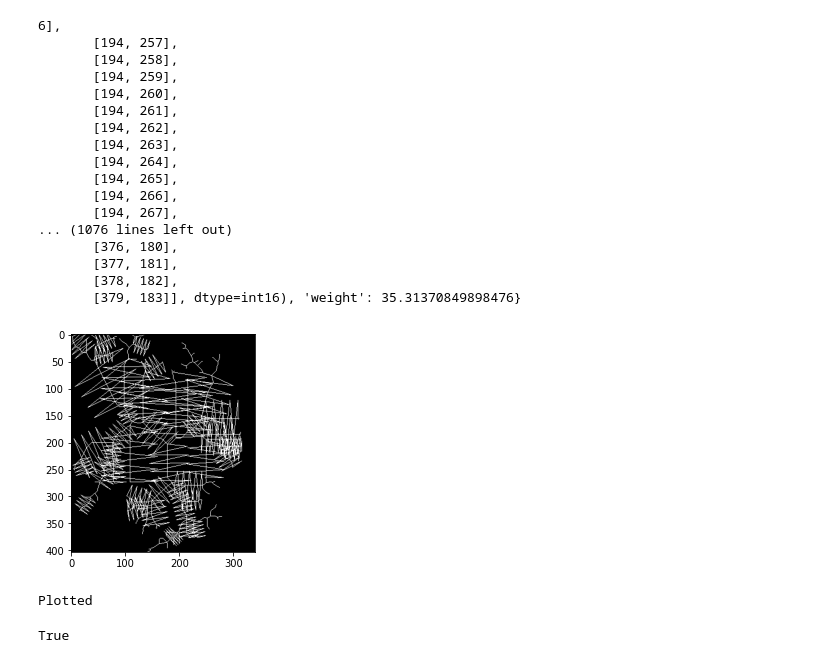
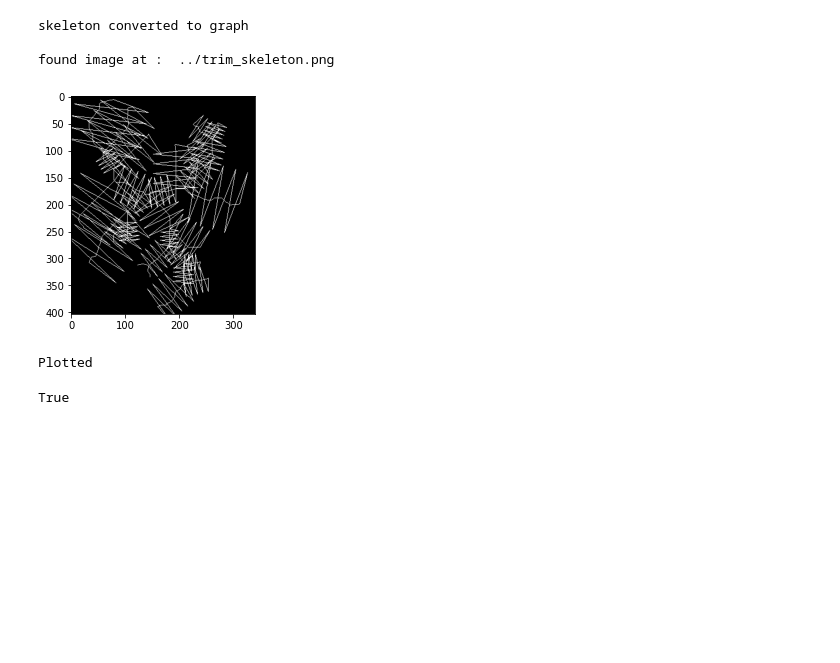
Before and after one commit to jzraiti/Coverage_Algorithm_Enviornmental_Sampling_Autonomous_Surface_Vehicle, a Jupyter notebook: Project_Files/zig_zag_skeleton/zig_zag_skeleton.ipynb, the cells around one changed output. Saved outputs shown, nothing was run; the diff lists cells and outputs as text; code cells hidden in the pictures; blank space fills up the shorter version.

```diff
--- a/Project_Files/zig_zag_skeleton/zig_zag_skeleton.ipynb
+++ b/Project_Files/zig_zag_skeleton/zig_zag_skeleton.ipynb
@@ -105,7 +105,7 @@ def skeleton_to_graph(path):
 
 # then vroom
 # %%
-path = r'../Lake_Murray_Map_Skeletons/SE_corner_thinned.png'
+path = r'../trim_skeleton.png'
 graph = skeleton_to_graph(path)
 image = open_image(path) #start by opening the image, choose image in the function
 
@@ -129,6 +129,6 @@ found image at :  ../Lake_Murray_Map_Skeletons/SE_corner_thinned.png
 # %%
 
-path = r'../Lake_Murray_Map_Skeletons/SE_corner_thinned.png'
+path = r'../trim_skeleton.png'
 graph = skeleton_to_graph(path)
 
 nodes = graph.nodes()
@@ -142,54 +142,40 @@ image = open_image(path) #start by opening the image, choose image in the functi
 i = 0
 for (s,e) in graph.edges():
 
     if graph[s][e]['weight'] > 30:
-        print("zig zaggin on : \n\n")
-        print(s,e, "\n\n")
-        print(graph[s][e])
+        # print("zig zaggin on : \n\n")
+        # print(s,e, "\n\n")
+        # print(graph[s][e])
         start_point = np.array([ ps[s,0] , ps[s,1] ]) #list[] vs tuple() coordinates y , x
         end_point = np.array([  ps[e,0] , ps[e,1]  ])
 
         image = zigzag(start_point,end_point,10,graph[s][e]['weight']/2,image)
 
 
     # i = i +1
     # if i > 100 :
     #     break
 
 show_image(image)
 
 cv2.imwrite('zigzag_full.png', image )
 
 
 
 # nodes = graph.nodes()
 # #ps = np.array([nodes[i]['o'] for i in nodes])
 # for i in nodes :
 #     print(nodes[i])
 #     break
 
 
 
 # get a list of all the start and endpoint coordinates
 # %% [output]
-6],
-       [194, 257],
-       [194, 258],
-       [194, 259],
-       [194, 260],
-       [194, 261],
-       [194, 262],
-       [194, 263],
-       [194, 264],
-       [194, 265],
-       [194, 266],
-       [194, 267],
-... (1076 lines left out)
-       [376, 180],
-       [377, 181],
-       [378, 182],
-       [379, 183]], dtype=int16), 'weight': 35.31370849898476}
+skeleton converted to graph
+
+found image at :  ../trim_skeleton.png
-[figure, old version]
+[figure, new version]
 Plotted
 True
 # %%
```
Also changed, not shown: parts of 2 cells of this notebook, 35 other files.
